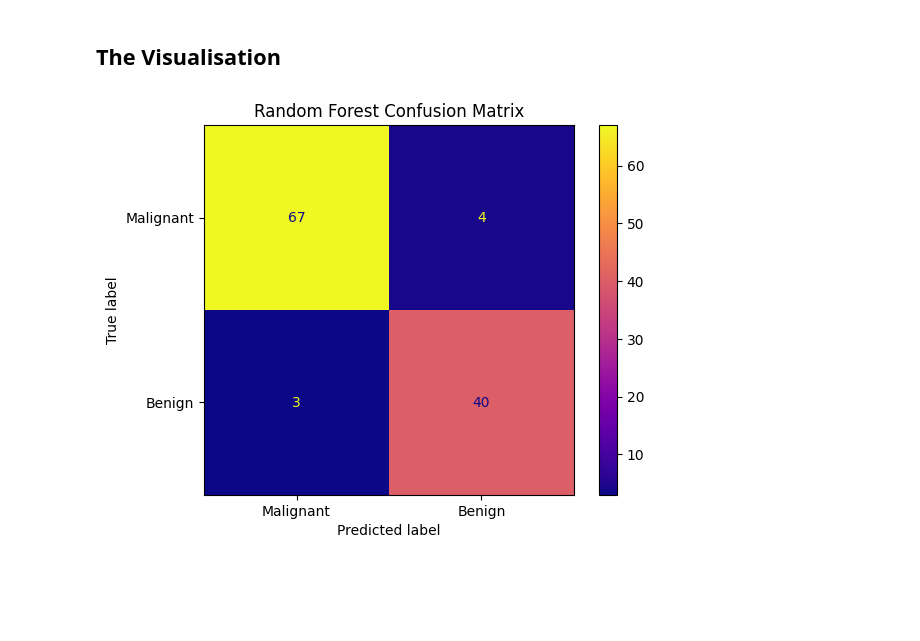
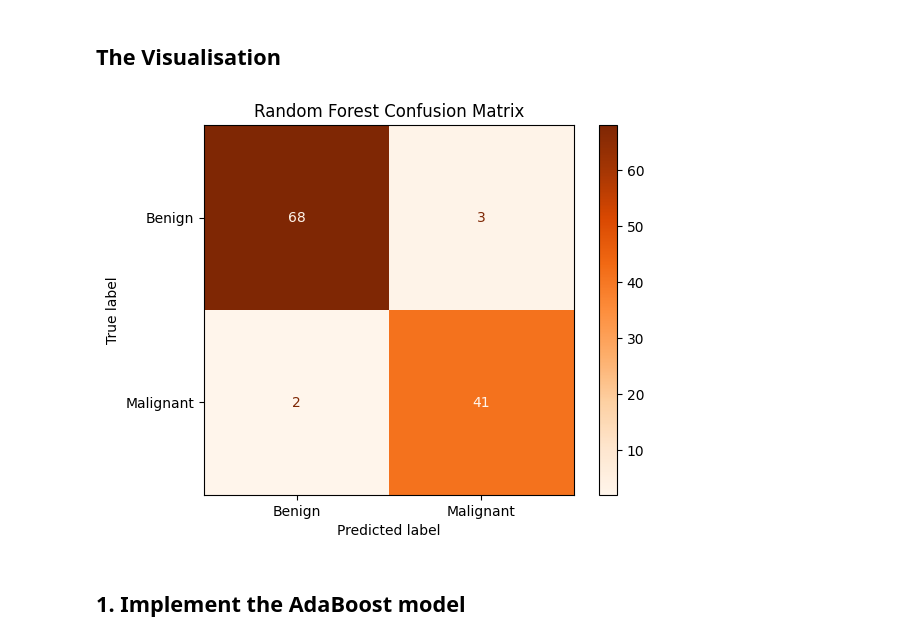
Before and after one commit to Hala036/Computational-Learning, a Jupyter notebook: Final Project/BreastCancer.ipynb, the cells around one changed output. Cells and saved outputs as stored; diff of their text form; code cells hidden in the pictures; blank space fills up the shorter version.

```diff
--- a/Final Project/BreastCancer.ipynb
+++ b/Final Project/BreastCancer.ipynb
@@ -89,25 +86,18 @@ plt.show()
 # %%
 import random_forest
 importlib.reload(random_forest)
-from random_forest import RandomForest  # assuming you saved your RF class in random_forest.py
+from random_forest import RandomForest
 from sklearn.metrics import accuracy_score, classification_report
-import numpy as np
-
-# Make sure X_train, X_test, y_train, y_test are all numpy arrays
-X_train_np = X_train.to_numpy() if hasattr(X_train, "to_numpy") else X_train
-X_test_np = X_test.to_numpy() if hasattr(X_test, "to_numpy") else X_test
-y_train_np = y_train.ravel()  # flatten to 1D for your DecisionTree
-y_test_np = y_test.ravel()
 
 # Initialize and train Random Forest
 rf = RandomForest(n_estimators=10, min_samples_split=3, max_depth=4, max_features=None)
-rf.fit(X_train_np, y_train_np)
+rf.fit(X_train, y_train)
 
 # Predict
-y_pred = rf.predict(X_test_np)
+y_pred = rf.predict(X_test)
 
 # Evaluate
-accuracy = accuracy_score(y_test_np, y_pred)
+accuracy = accuracy_score(y_test, y_pred)
 print(f"Accuracy: {accuracy:.4f}")
-print(classification_report(y_test_np, y_pred))
+print(classification_report(y_test, y_pred))
 # %% [output]
@@ -125,19 +115,18 @@ weighted avg       0.94      0.94      0.94       114
 # %%
 from sklearn.metrics import ConfusionMatrixDisplay
 import matplotlib.pyplot as plt
 
-# Generate and plot the confusion matrix directly from the true and predicted labels.
+# Generate and plot the confusion matrix directly from the test (true) and predicted labels.
 ConfusionMatrixDisplay.from_predictions(
     y_test,
     y_pred,
-    display_labels=["Malignant", "Benign"],
-    cmap="plasma"
+    display_labels=["Benign", "Malignant"],
+    cmap="Oranges"
 )
 
-# Add a descriptive title to the confusion matrix plot
 plt.title("Random Forest Confusion Matrix")
-
-# Render and display the plot in the output window
 plt.show()
 # %% [output]
-[figure, old version]
+[figure, new version]
+# %% [markdown]
+## 1. Implement the AdaBoost model
```
Also changed, not shown: parts of 4 cells of this notebook, 2 other files.
